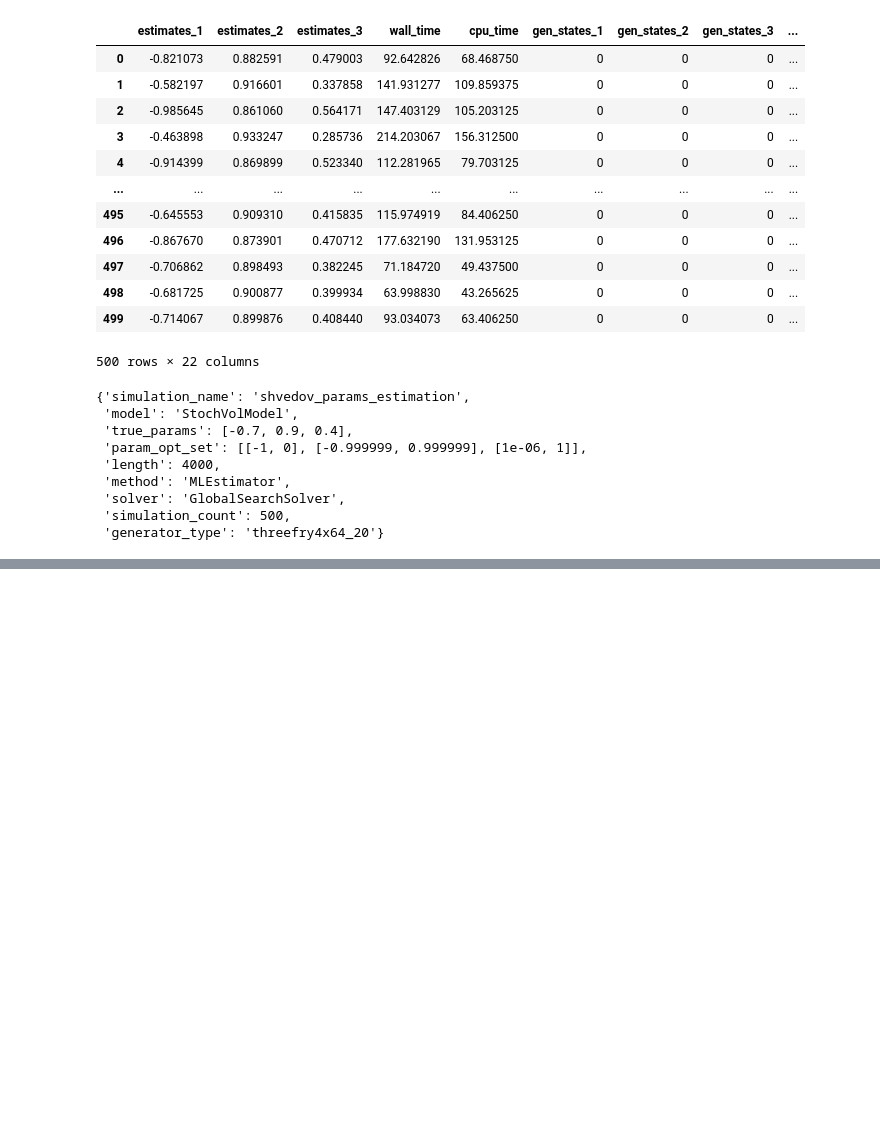
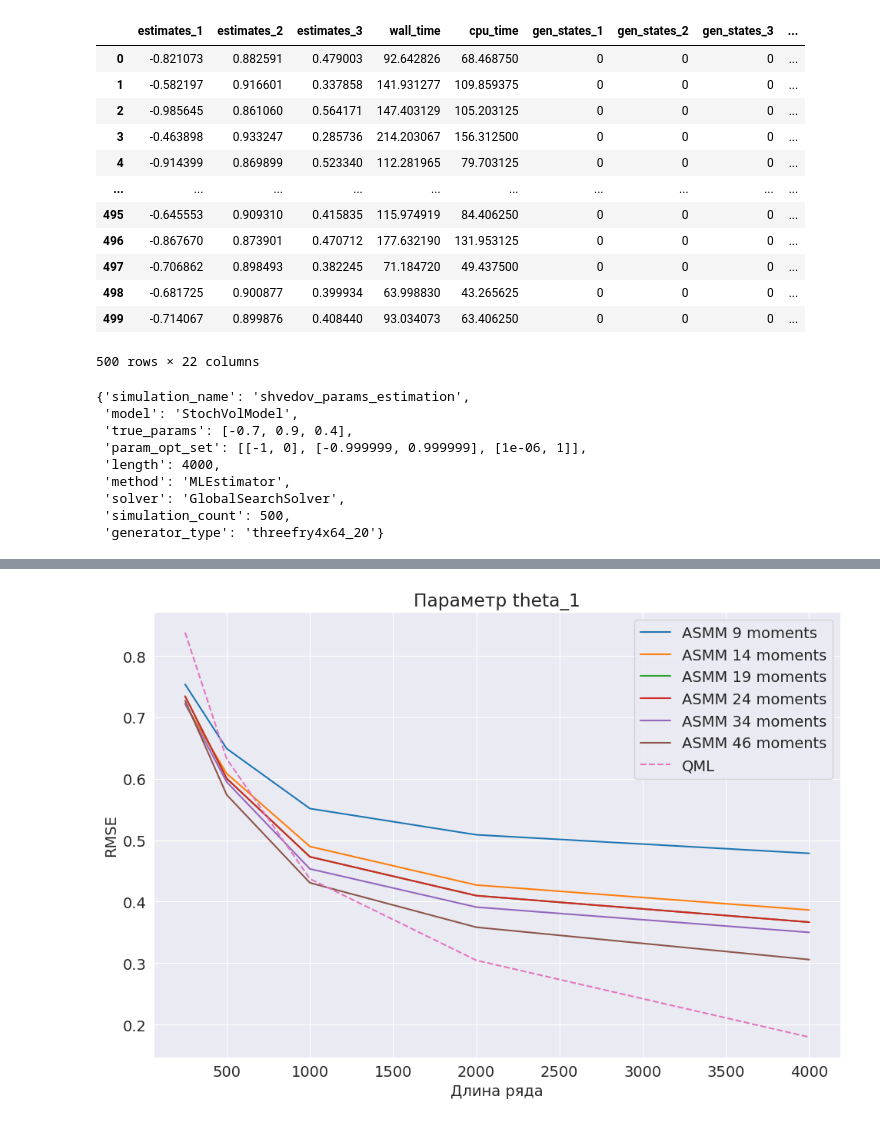
Before and after one commit to Dangerio/optimization-algorithm, a Jupyter notebook: methods_comparison/artificial_data/sandbox.ipynb, the cells around one changed output, grey strips where cells are left out. Cells and saved outputs as stored; diff of their text form; code cells hidden in the pictures; blank space fills up the shorter version.

```diff
--- a/methods_comparison/artificial_data/sandbox.ipynb
+++ b/methods_comparison/artificial_data/sandbox.ipynb
@@ -35,3 +45,35 @@ esr.metadata
  'solver': 'GlobalSearchSolver',
  'simulation_count': 500,
  'generator_type': 'threefry4x64_20'}
+# %%
+def get_rmse_dynamics(path):
+    rmse_df = (
+        pd.
+        read_csv(path)
+        .groupby("length")[["rmse_1", "rmse_2", "rmse_3"]]
+        .mean()
+        .reset_index()
+    )
+    return rmse_df
+
+
+def read_rmses(paths, names):
+    return [(name, get_rmse_dynamics(path)) for path, name in zip(paths, names)]
+
+
+def plot_param_rmse(paths_to_summaries, names, param_idx, moments_counts):
+    _, ax = plt.subplots(figsize=(10, 7))
+
+    linesytles = ["-" for _ in range(len(moments_counts))] + ["--"]
+
+
+    for name_df, linestyle in zip(read_rmses(paths_to_summaries, names), linesytles):
+        name, df = name_df
+        sns.lineplot(data=df, x="length", y=f"rmse_{param_idx}", ax=ax, label=name, linestyle=linestyle)
+
+    ax.set_xlabel("Длина ряда")
+    ax.set_ylabel("RMSE")
+
+    ax.set_title(f"Параметр theta_{param_idx}")
+
+    plt.tight_layout()
@@ -37,0 +113,4 @@ esr.metadata
+# %%
+plot_param_rmse(paths_to_summaries, names, 1, moments_counts)
+# %% [output]
+[figure, added]
```
Also changed, not shown: parts of 5 cells of this notebook.
